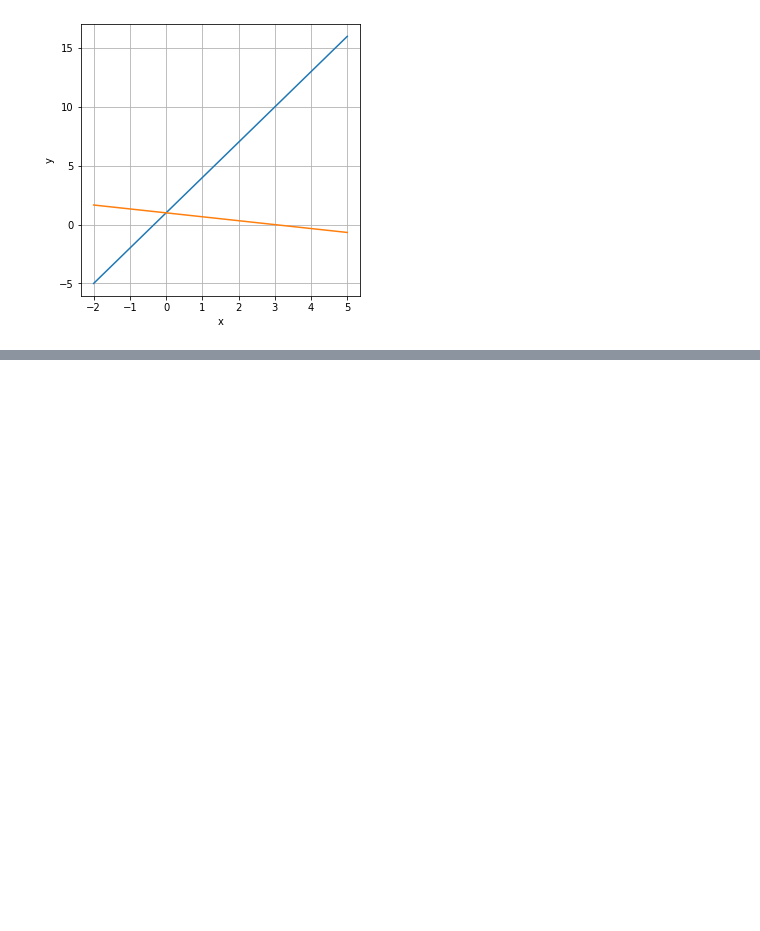
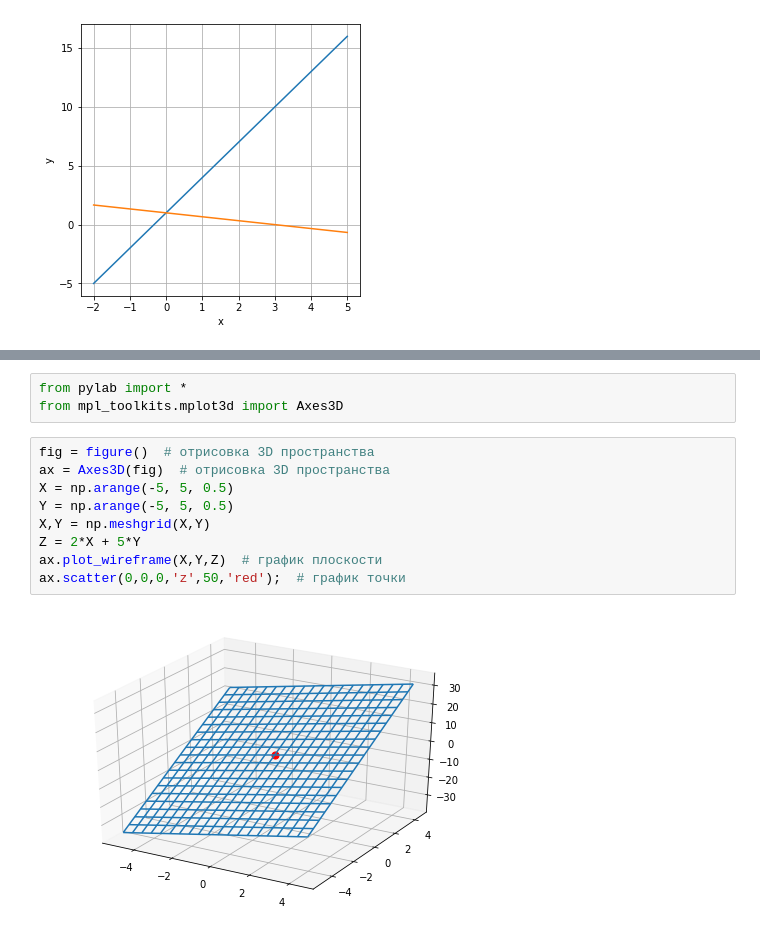
Before and after one commit to koryagin2006/GB_Course_Introduction_to_Higher_Mathematics, a Jupyter notebook: Lesson_3 Видеоурок “Введение в аналитическую геометрию. Графики на плоскости”/Lesson_3 video 1 Введение в аналитическую геометрию.ipynb, the cells around one changed output, grey strips where cells are left out. Drawn from its saved outputs; the diff is of its cells as text; blank space fills up the shorter version.

```diff
--- a/Lesson_3 Видеоурок “Введение в аналитическую геометрию. Графики на плоскости”/Lesson_3 video 1 Введение в аналитическую геометрию.ipynb
+++ b/Lesson_3 Видеоурок “Введение в аналитическую геометрию. Графики на плоскости”/Lesson_3 video 1 Введение в аналитическую геометрию.ipynb
@@ -65,0 +84,14 @@ plt.grid();
+# %%
+from pylab import *
+from mpl_toolkits.mplot3d import Axes3D
+# %%
+fig = figure()  # отрисовка 3D пространства
+ax = Axes3D(fig)  # отрисовка 3D пространства
+X = np.arange(-5, 5, 0.5)
+Y = np.arange(-5, 5, 0.5)
+X,Y = np.meshgrid(X,Y)
+Z = 2*X + 5*Y
+ax.plot_wireframe(X,Y,Z)  # график плоскости
+ax.scatter(0,0,0,'z',50,'red');  # график точки
+# %% [output]
+[figure, added]
```
Also changed, not shown: parts of 5 cells of this notebook.
